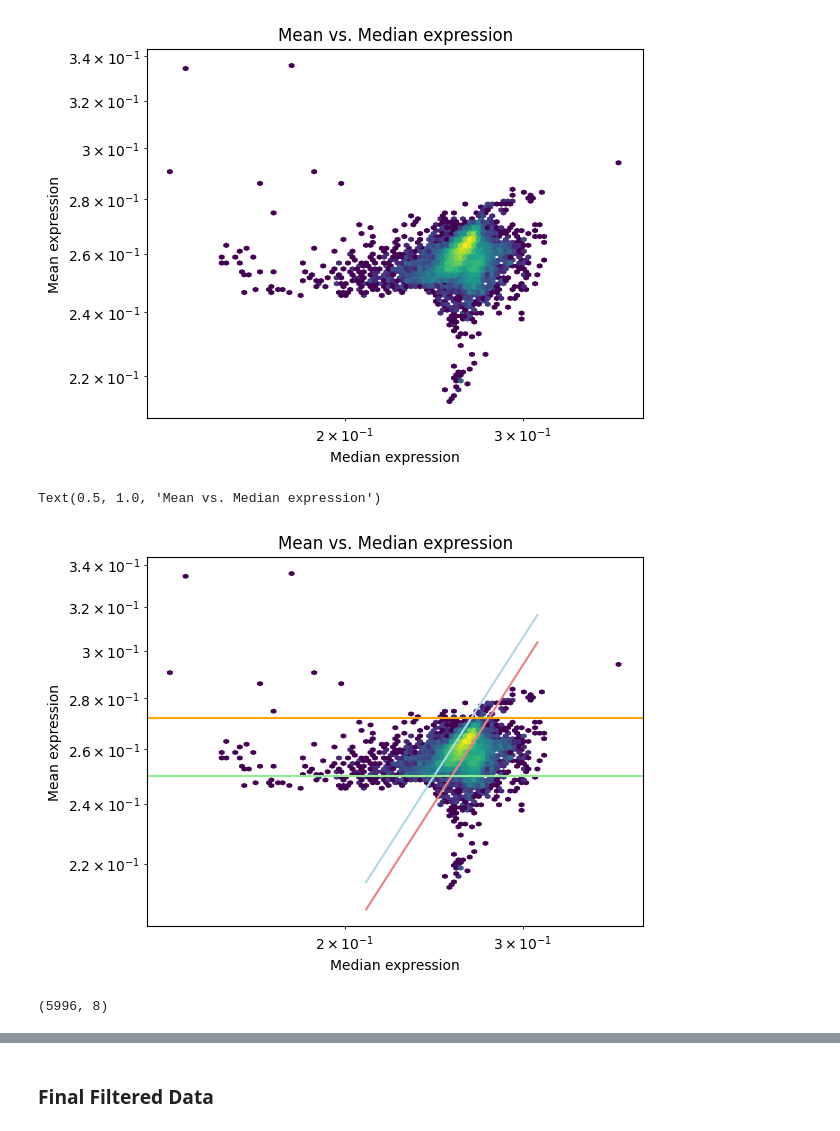
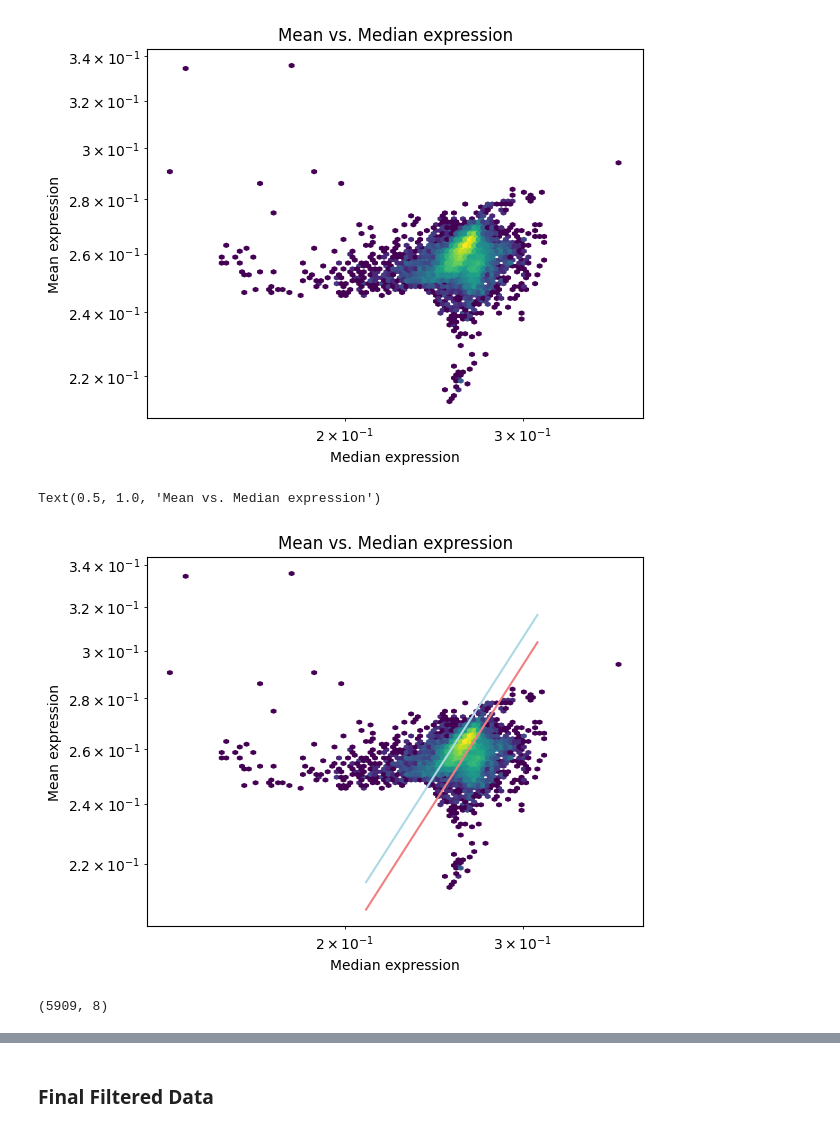
Before and after one commit to georgiadoing/seqADAGE, a Jupyter notebook: Py/muk_transfer_learning/filtering/Mukundan_ec_filt.ipynb, the cells around one changed output, grey strips where cells are left out. Drawn from its saved outputs; the diff is of its cells as text; code cells hidden in the pictures.

```diff
--- a/Py/muk_transfer_learning/filtering/Mukundan_ec_filt.ipynb
+++ b/Py/muk_transfer_learning/filtering/Mukundan_ec_filt.ipynb
@@ -219,41 +221,35 @@ y2 = c2 * x
 # %%
 # Plot with threshold lines for filtering out samples
 plt.hexbin(
   x = exp_stats['50%'],
   y = exp_stats['mean'],
   bins = 'log',
   xscale = 'log',
   yscale = 'log'
 )
 
 plt.plot(x, y1, color = 'lightcoral')
 plt.plot(x, y2, color = 'lightblue')
-plt.axhline(0.25, color = 'lightgreen')
-plt.axhline(0.272, color = 'orange')
 
 plt.xlabel("Median expression")
 plt.ylabel("Mean expression")
 plt.title("Mean vs. Median expression")
 # %% [output]
 Text(0.5, 1.0, 'Mean vs. Median expression')
-[figure, old version]
+[figure, new version]
 # %%
 # Thresholds to filter out samples
-threshold1 = c1 * exp_stats['50%']
-threshold2 = c2 * exp_stats['50%']
-threshold3 = 0.25
-threshold4 = 0.272
+threshold1 = c1 * exp_stats['50%'] # blue
+threshold2 = c2 * exp_stats['50%'] # red
 
 # Samples to remove
 exps_to_rm = exp_stats[
   (exp_stats['mean'] < threshold1) |
-  (exp_stats['mean'] > threshold2) |
-  (exp_stats['mean'] < threshold3) |
-  (exp_stats['mean'] > threshold4)
+  (exp_stats['mean'] > threshold2)
 ]
 exps_to_rm.shape
 # %% [output]
-(5996, 8)
+(5909, 8)
 # %%
 # Get final filtered data set
 filtered_df = filtered_genes.drop(columns = exps_to_rm.index)
```
Also changed, not shown: parts of 25 cells of this notebook.
